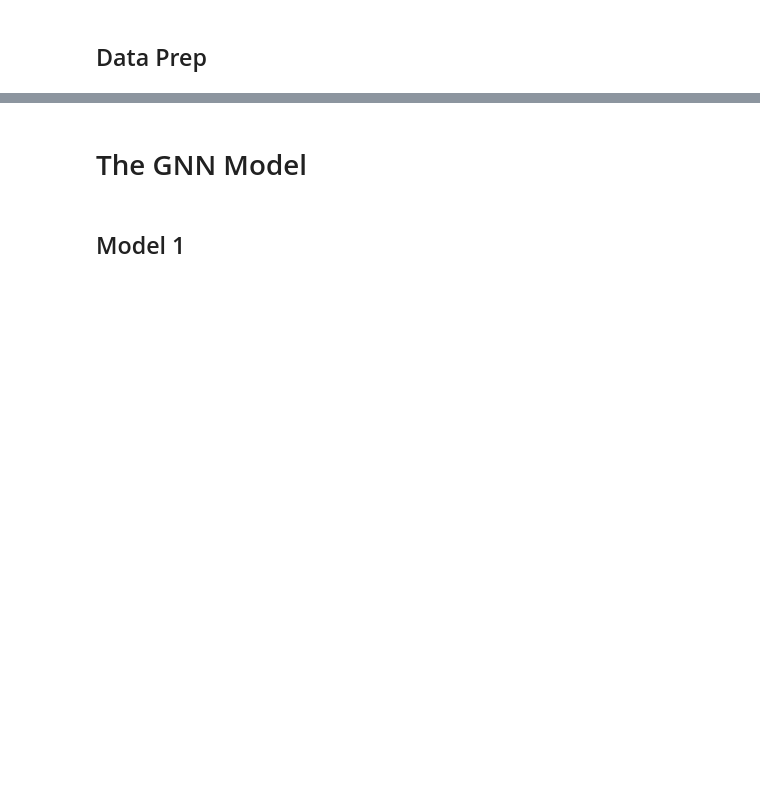
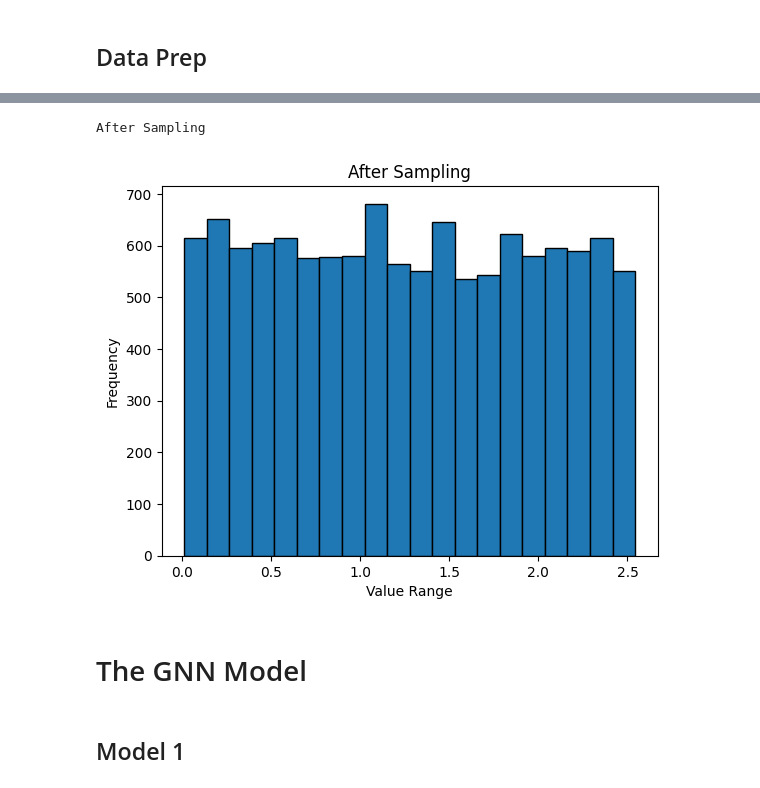
Before and after one commit to AdamKimhub/Msproject1, a Jupyter notebook: gnn_model2.ipynb, the cells around one changed output, grey strips where cells are left out. Saved outputs shown, nothing was run; the diff lists cells and outputs as text; code cells hidden in the pictures; blank space fills up the shorter version.

```diff
--- a/gnn_model2.ipynb
+++ b/gnn_model2.ipynb
@@ -198,3 +99,37 @@ test_loader = DataLoader(new_test_graphs, batch_size=1, shuffle=False)
+# %%
+# Map each sample to a weight
+
+bin_idx = np.digitize(train_targets, bin_edges[:-1])
+
+sample_weights1 = bin_weights[bin_idx - 1]
+
+from torch.utils.data import WeightedRandomSampler
+
+sampler1 = WeightedRandomSampler(
+    sample_weights1,
+    len(sample_weights1),
+    replacement=True
+)
+
+# Create data loaders
+train_loader = DataLoader(new_train_graphs, batch_size=1, sampler=sampler1)
+val_loader = DataLoader(new_val_graphs, batch_size=1, shuffle=False)
+test_loader = DataLoader(new_test_graphs, batch_size=1, shuffle=False)
+
+print("After Sampling")
+
+new_targets1 = [i.y.item() for i in train_loader]
+
+hist1, bin_edges1 = np.histogram(new_targets1, bins=20)
+
+plt.bar(bin_edges1[:-1], hist1, width=np.diff(bin_edges1), edgecolor="black", align="edge")
+plt.title("After Sampling")
+plt.xlabel("Value Range")
+plt.ylabel("Frequency")
+plt.show()
+# %% [output]
+After Sampling
+[figure, added]
 # %%
 # Use data size to determine model architecture
 NODE_DIM =train_graphs[0].x.shape[1] # 27
```
Also changed, not shown: parts of 22 cells of this notebook, 15 other files.
